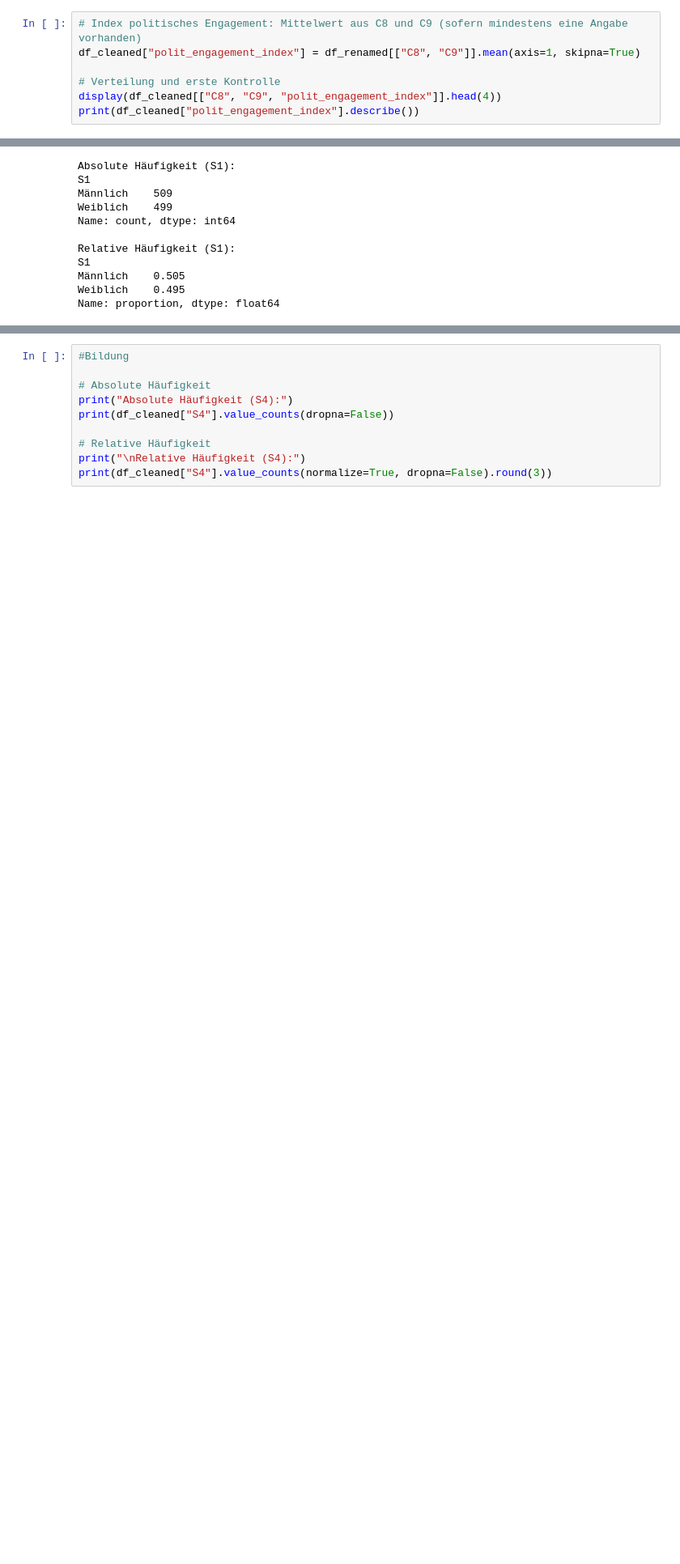
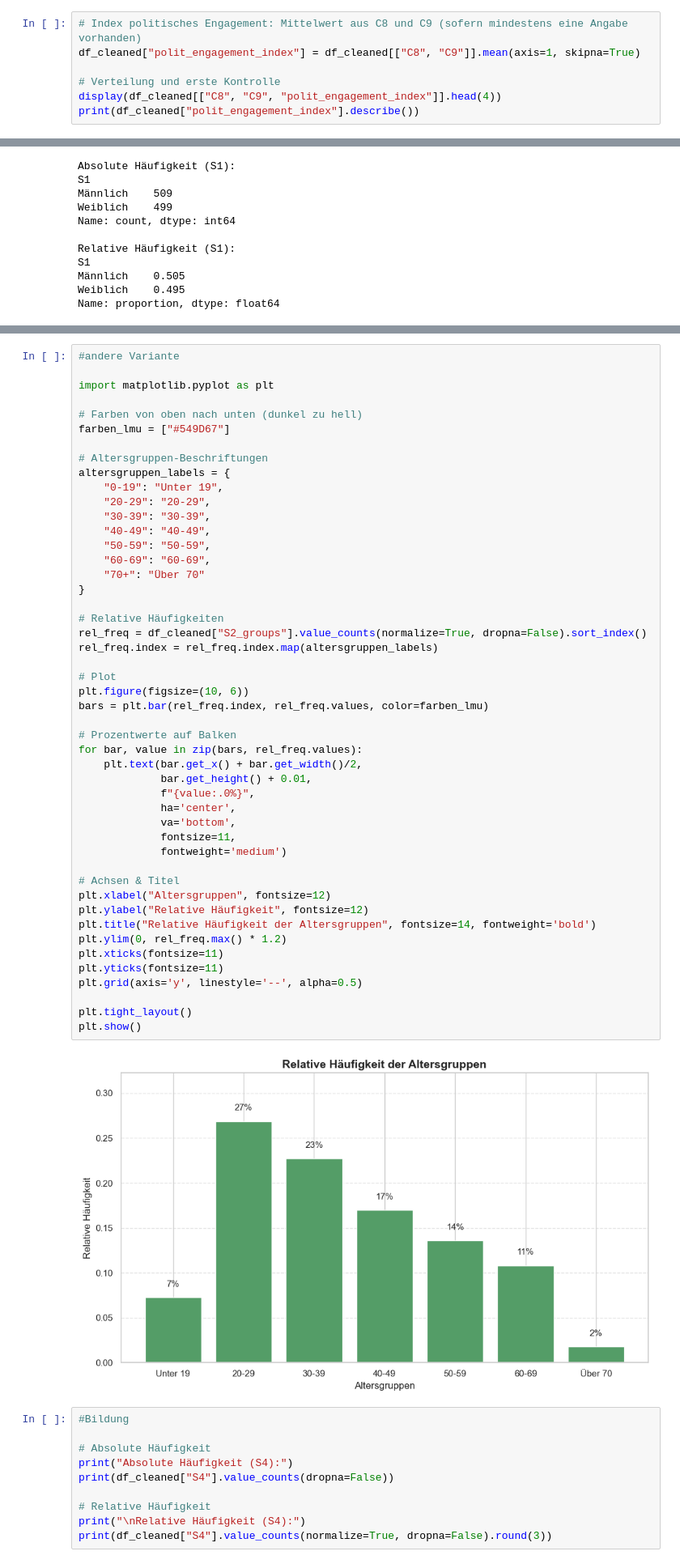
Before and after one commit to lara-polat/python_kurs, a Jupyter notebook: Project_Datenbereinigung.ipynb, the cells around one changed output, grey strips where cells are left out. Shown at 81% size. Cells and saved outputs as stored; diff of their text form; blank space fills up the shorter version.

```diff
--- a/Project_Datenbereinigung.ipynb
+++ b/Project_Datenbereinigung.ipynb
@@ -1109,7 +1110,7 @@ Cronbachs Alpha für C8 & C9: 0.792
 Die Variablen C8 und C9 werden zu einem Index für politisches Engagement zusammengefasst (Mittelwertbildung, sofern mindestens eine Angabe vorliegt).
 # %%
 # Index politisches Engagement: Mittelwert aus C8 und C9 (sofern mindestens eine Angabe vorhanden)
-df_cleaned["polit_engagement_index"] = df_renamed[["C8", "C9"]].mean(axis=1, skipna=True)
+df_cleaned["polit_engagement_index"] = df_cleaned[["C8", "C9"]].mean(axis=1, skipna=True)
 
 # Verteilung und erste Kontrolle
 display(df_cleaned[["C8", "C9", "polit_engagement_index"]].head(4))
@@ -1291,6 +1292,56 @@ plt.tight_layout()
 plt.show()
 # %% [output]
 [figure]
+# %%
+#andere Variante
+
+import matplotlib.pyplot as plt
+
+# Farben von oben nach unten (dunkel zu hell)
+farben_lmu = ["#549D67"]
+
+# Altersgruppen-Beschriftungen
+altersgruppen_labels = {
+    "0-19": "Unter 19",
+    "20-29": "20-29",
+    "30-39": "30-39",
+    "40-49": "40-49",
+    "50-59": "50-59",
+    "60-69": "60-69",
+    "70+": "Über 70"
+}
+
+# Relative Häufigkeiten
+rel_freq = df_cleaned["S2_groups"].value_counts(normalize=True, dropna=False).sort_index()
+rel_freq.index = rel_freq.index.map(altersgruppen_labels)
+
+# Plot
+plt.figure(figsize=(10, 6))
+bars = plt.bar(rel_freq.index, rel_freq.values, color=farben_lmu)
+
+# Prozentwerte auf Balken
+for bar, value in zip(bars, rel_freq.values):
+    plt.text(bar.get_x() + bar.get_width()/2,
+             bar.get_height() + 0.01,
+             f"{value:.0%}",
+             ha='center',
+             va='bottom',
+             fontsize=11,
+             fontweight='medium')
+
+# Achsen & Titel
+plt.xlabel("Altersgruppen", fontsize=12)
+plt.ylabel("Relative Häufigkeit", fontsize=12)
+plt.title("Relative Häufigkeit der Altersgruppen", fontsize=14, fontweight='bold')
+plt.ylim(0, rel_freq.max() * 1.2)
+plt.xticks(fontsize=11)
+plt.yticks(fontsize=11)
+plt.grid(axis='y', linestyle='--', alpha=0.5)
+
+plt.tight_layout()
+plt.show()
+# %% [output]
+[figure, added]
 # %%
 #Bildung
 
```
Also changed, not shown: parts of 11 cells of this notebook, 1 other file.
